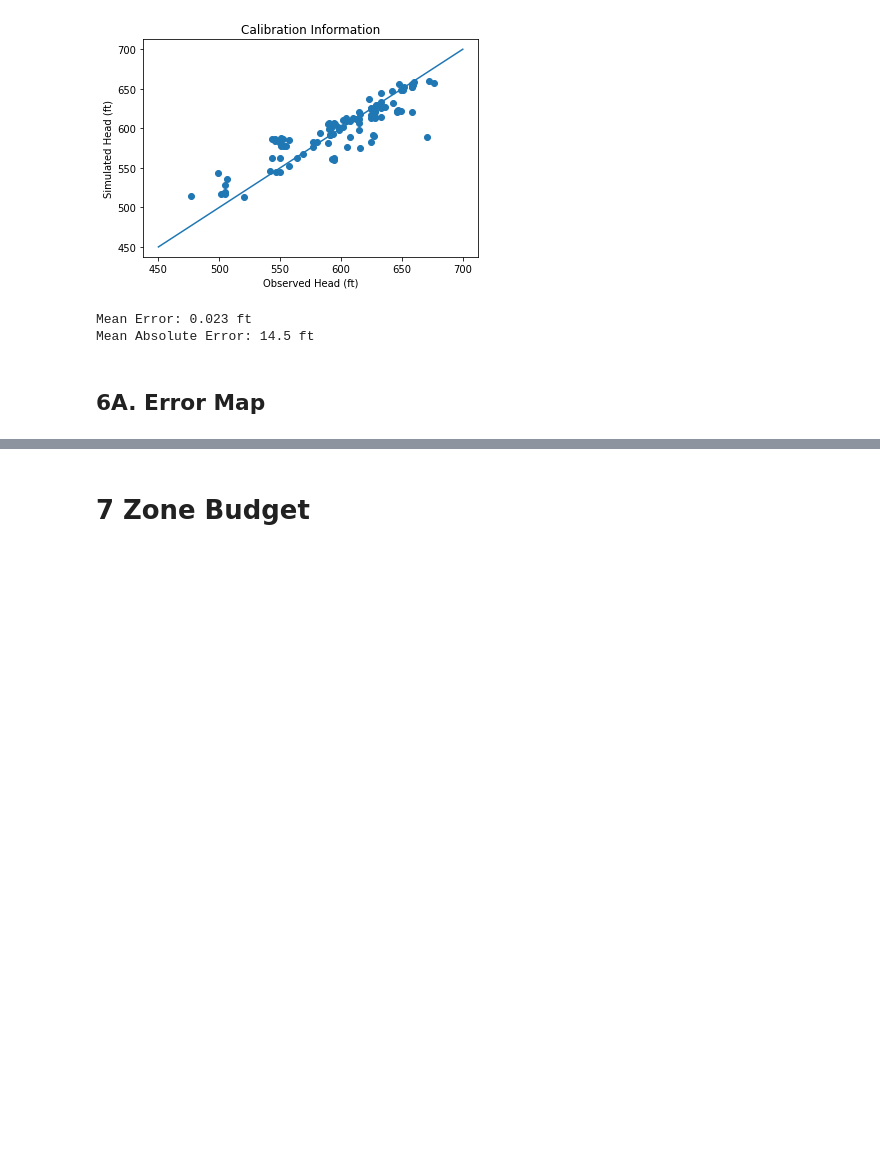
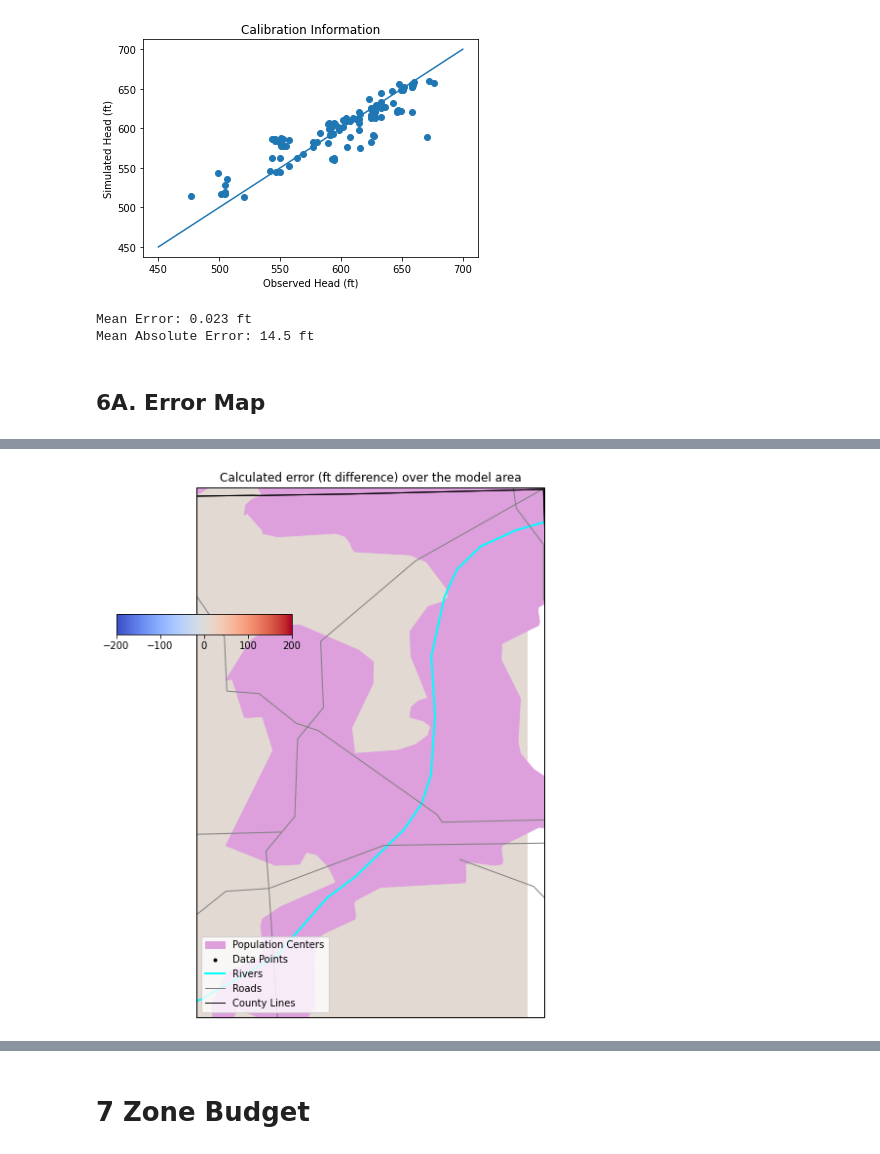
Before and after one commit to dbabrams/ShallowDolomite_Group, a Jupyter notebook: Master_Code/WillCounty_Final_MODFLOW.ipynb, the cells around one changed output, grey strips where cells are left out. Cells and saved outputs as stored; diff of their text form; code cells hidden in the pictures; blank space fills up the shorter version.

```diff
--- a/Master_Code/WillCounty_Final_MODFLOW.ipynb
+++ b/Master_Code/WillCounty_Final_MODFLOW.ipynb
@@ -881,7 +879,8 @@ array([[-2.13457131, -2.87700335, -3.64731347, ...,  0.23263664,
 #Create a figure
 fig=plt.figure(figsize=(10,10)) #create 10 x 10 figure
 #Define a projection
-ax = plt.axes(projection=ccrs.PlateCarree())
+#ax = plt.axes(projection=ccrs.PlateCarree())
+
 #Define the spatial domain to plot
 ax.set_xlim(sw_long,ne_long) #The spatial domain spans from minimum longitude to maximum longitude (x-direction)
 ax.set_ylim(sw_lat,ne_lat) #The spatial domain spans from minimum longitude to maximum latitude (y-direction)
@@ -960,3 +961,4 @@ ValueError: ignored
+[figure, added]
 # %%
 #pumping_ob
 print(pumping_ob.error.min())
```
Also changed, not shown: parts of 8 cells of this notebook.
